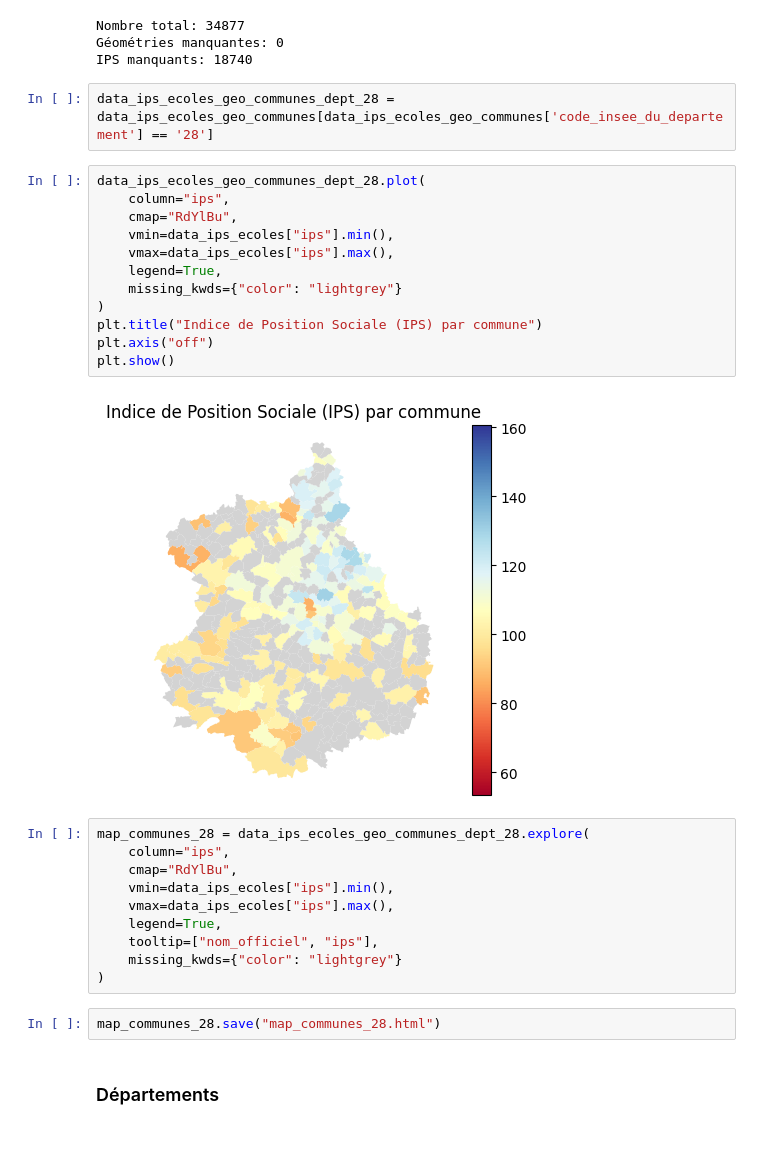
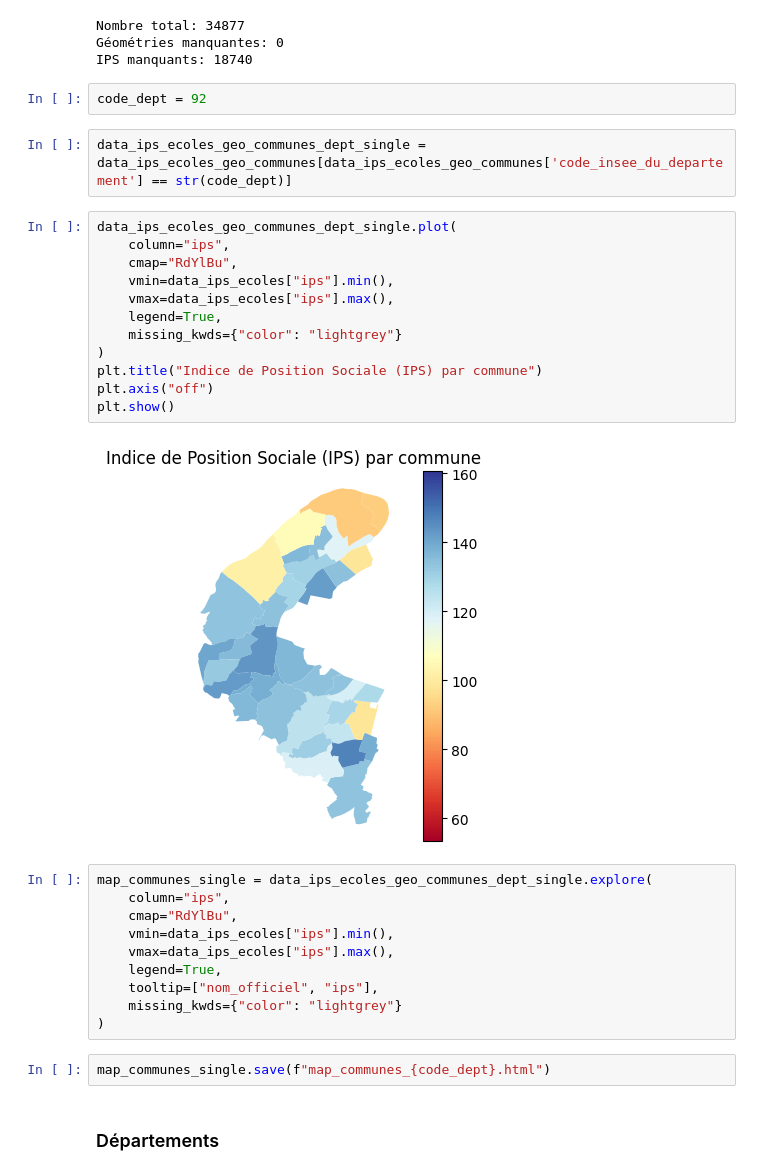
Before and after one commit to FlorentDaem/Data-Analysis-Education-Nationale, a Jupyter notebook: Analyse - Education.ipynb, the cells around one changed output. Drawn from its saved outputs; the diff is of its cells as text; blank space fills up the shorter version.

Commit message:
add code_dept variable

```diff
--- a/Analyse - Education.ipynb
+++ b/Analyse - Education.ipynb
@@ -292,24 +292,26 @@ print("IPS manquants:", data_ips_ecoles_geo_communes["ips"].isna().sum())
 Nombre total: 34877
 Géométries manquantes: 0
 IPS manquants: 18740
+# %%
+code_dept = 92
 # %%
-data_ips_ecoles_geo_communes_dept_28 = data_ips_ecoles_geo_communes[data_ips_ecoles_geo_communes['code_insee_du_departement'] == '28']
+data_ips_ecoles_geo_communes_dept_single = data_ips_ecoles_geo_communes[data_ips_ecoles_geo_communes['code_insee_du_departement'] == str(code_dept)]
 # %%
-data_ips_ecoles_geo_communes_dept_28.plot(
+data_ips_ecoles_geo_communes_dept_single.plot(
 	column="ips",
 	cmap="RdYlBu",
 	vmin=data_ips_ecoles["ips"].min(),
 	vmax=data_ips_ecoles["ips"].max(),
 	legend=True,
 	missing_kwds={"color": "lightgrey"}
 )
 plt.title("Indice de Position Sociale (IPS) par commune")
 plt.axis("off")
 plt.show()
 # %% [output]
-[figure, old version]
+[figure, new version]
 # %%
-map_communes_28 = data_ips_ecoles_geo_communes_dept_28.explore(
+map_communes_single = data_ips_ecoles_geo_communes_dept_single.explore(
 	column="ips",
 	cmap="RdYlBu",
 	vmin=data_ips_ecoles["ips"].min(),
@@ -318,8 +320,8 @@ map_communes_28 = data_ips_ecoles_geo_communes_dept_28.explore(
 	tooltip=["nom_officiel", "ips"],
 	missing_kwds={"color": "lightgrey"}
 )
-# %%
-map_communes_28.save("map_communes_28.html")
+# %%
+map_communes_single.save(f"map_communes_{code_dept}.html")
 # %% [markdown]
 ### Départements
 # %%
```
